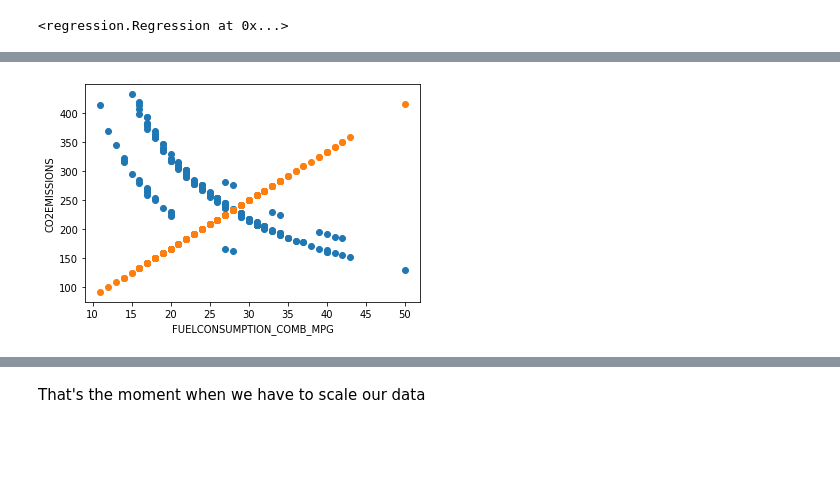
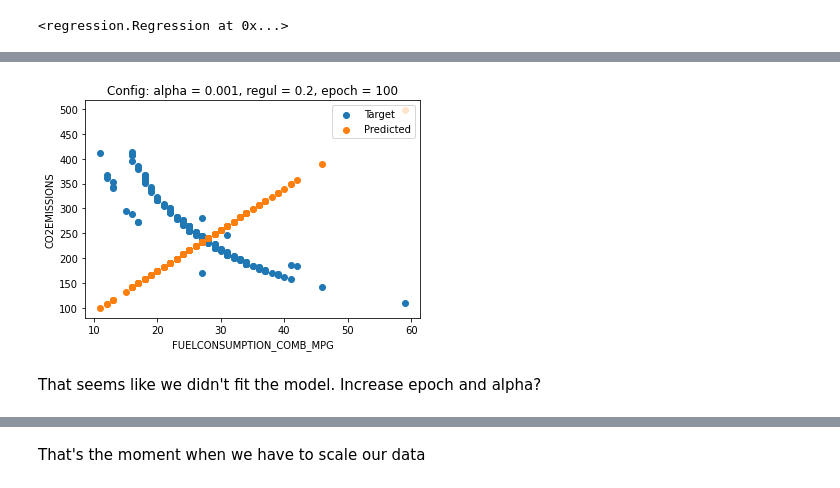
Before and after one commit to kotsky/ai-dev, a Jupyter notebook: regression_workflow.ipynb, the cells around one changed output, grey strips where cells are left out. Saved outputs shown, nothing was run; the diff lists cells and outputs as text; code cells hidden in the pictures; blank space fills up the shorter version.

```diff
--- a/regression_workflow.ipynb
+++ b/regression_workflow.ipynb
@@ -86,8 +143,8 @@ data_labels
 # %%
-regression_model = regression.Regression()
-regression_model.set_labels(data_labels)
-regression_model.set_training_data(training_data[0], training_data[1])
-regression_model.set_testing_data(testing_data[0], testing_data[1])
+regression_model = regression.Regression()  # create model as an entity
+regression_model.set_labels(data_labels)  # set labels of our data into the model
+regression_model.set_training_data(training_data[0], training_data[1])  # and point this model to our data
+regression_model.set_testing_data(cv_data[0], cv_data[1])  #
 # %% [output]
 True
 # %%
@@ -118,8 +186,8 @@ coeffs
 # %%
-test_features, test_target = testing_data
+cv_features, cv_target = cv_data
 training_features, training_target = training_data
-plot2d_target2predict(regression_model, test_features, test_target,
+plot2d_target2predict(regression_model, cv_features, cv_target,
                       feature_name="FUELCONSUMPTION_COMB_MPG",
                       target_name="CO2EMISSIONS",
-                      feature_idx = 0, loc_place="upper left"):
+                      feature_idx = 0, loc_place="upper left")
 # %% [output]
@@ -159,13 +230,10 @@ Training is completed with 100 iterations
 # %%
-predicted = []
-for test in test_features:
-    predicted.append(regression_model.predict(test))
-axis1 = column2list(test_features, 0)
-plt.scatter(axis1, test_target)
-plt.scatter(axis1, predicted)
-plt.xlabel("FUELCONSUMPTION_COMB_MPG")
-plt.ylabel("CO2EMISSIONS")
-plt.show()
+plot2d_target2predict(regression_model, cv_features, cv_target,
+                      feature_name="FUELCONSUMPTION_COMB_MPG",
+                      target_name="CO2EMISSIONS",
+                      feature_idx = 0, loc_place="upper right")
 # %% [output]
-[figure, old version]
+[figure, new version]
+# %% [markdown]
+That seems like we didn't fit the model. Increase epoch and alpha?
 # %%
```
Also changed, not shown: parts of 103 cells of this notebook, 2 other files.
